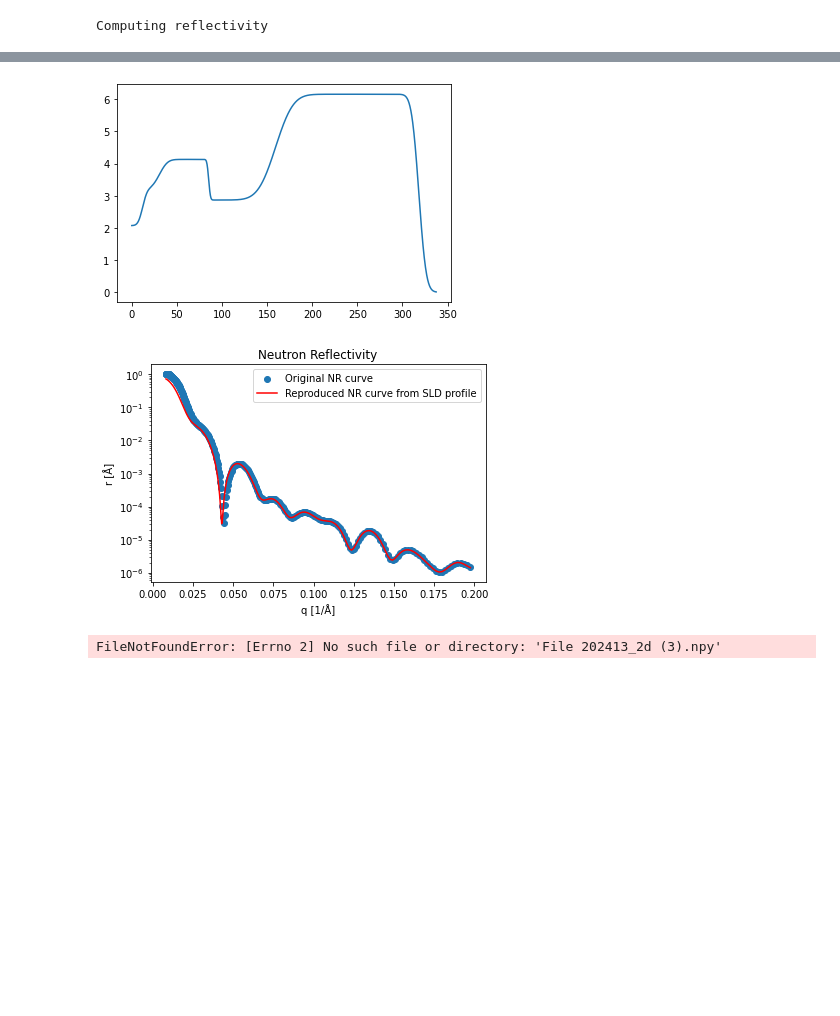
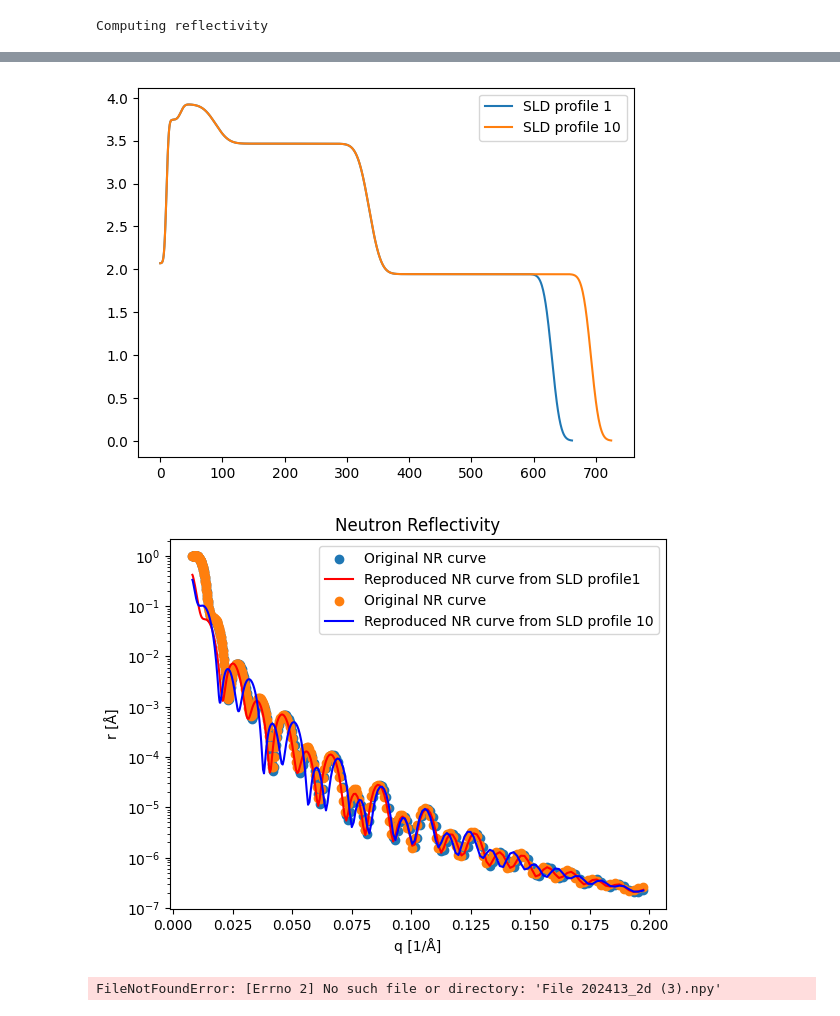
Before and after one commit to Yuting-Shao/ORNLThesis2, a Jupyter notebook: Ionic Curve Generator.ipynb, the cells around one changed output, grey strips where cells are left out. Cells and saved outputs as stored; diff of their text form; code cells hidden in the pictures; blank space fills up the shorter version.

Commit message:
add time-resolved

```diff
--- a/Ionic Curve Generator.ipynb
+++ b/Ionic Curve Generator.ipynb
@@ -283,22 +276,8 @@ class TimeResolvedReflectivityModels(ReflectivityModels):
         """
         npars = len(self.parameters)
         self._train_pars = np.random.uniform(low=-1, high=1, size=[n, npars])
-        self._train_data_time_resolved = np.zeros((n, time_points, len(self.q)))
-
-        for i in range(n):
-            for t in range(time_points):
-                growth_rate = 100.0
-                self.model_description['layers'][-2]['thickness'] += growth_rate * t
-
-                # calculate the reflectivity at this time point
-                _desc = self.get_model_description(self._train_pars[i])
-                r, z, sld = calculate_reflectivity(self.q, _desc)
-                self._train_data_time_resolved[i, t, :] = np.log10(r * self.q ** 2 / self.q[0] ** 2)
-
-        return self._train_pars, self._train_data_time_resolved
-
-# Example usage:
-# model = TimeResolvedReflectivityModels()
-# train_pars, train_data_time_resolved = model.generate_time_resolved(n=100, time_points=10)
+        for i in range(time_points):
+            self._train_pars[0][-2] += 0.05
+            self.compute_reflectivity()
 # %%
 model = TimeResolvedReflectivityModels()
@@ -418,56 +360,43 @@ def calculate_reflectivity_from_profile(q, z_step, sld, q_resolution=0.0294855):
     _prev_z = z_step[0]
     for i, _sld in enumerate(sld):
         if i>0:
             thickness = z_step[i] - _prev_z
             sample = sample | Slab(material=SLD(name='l_%d' % i, rho=_sld, irho=0),
                                                 thickness=thickness,
                                                 interface=0)
         _prev_z = z_step[i]
     probe.background = Parameter(value=0, name='background')
     expt = Experiment(probe=probe, sample=sample)
     a, r = expt.reflectivity()
     return a, r
 z, sld = m._smooth_array[0][0], m._smooth_array[0][1]
-plt.plot(z, sld)
+plt.plot(z, sld, label = "SLD profile 1")
+z1, sld1 = m._smooth_array[9][0], m._smooth_array[9][1]
+plt.plot(z1, sld1, label = "SLD profile 10")
+plt.legend()
 plt.show()
 
 a, r = calculate_reflectivity_from_profile(np.logspace(np.log10(0.008101436040354381), np.log10(0.1975709062238298), num=308), z, sld)
-# r = np.log10(r)
-# np.save("File 202356_NR.npy", [a,r])
+a1, r1 = calculate_reflectivity_from_profile(np.logspace(np.log10(0.008101436040354381), np.log10(0.1975709062238298), num=308), z1, sld1)
 
-# for i in range(len(r)):
-#     # x_pointsPoly[i][j] -= min_valXNR
-#     r[i] -= min_valYNR
-#     # x_pointsPoly[i][j] /= (max_valXNR - min_valXNR)
-#     r[i] /= (max_valYNR - min_valYNR)
-# for i in range(len(train_datasetPoly)):
-#     data, label = train_datasetPoly[i]
-#     # print(label[0])
-#     if label[0] == 202356:
-#         # print("hi")
-#         # print(data[0])
-#         # for j in range(len(r)):
-#         #     r -= min_valYNR
-#         #     r /= (max_valYNR - min_valYNR)
-#         # print("hi")
-#         # print(data[0])
-# print(m._refl_array[0])
 plt.scatter(m.q,m._refl_array[0], label = "Original NR curve")
-plt.plot(m.q,r, label = "Reproduced NR curve from SLD profile", c='r')
+plt.plot(m.q,r, label = "Reproduced NR curve from SLD profile1", c='r')
+plt.scatter(m.q,m._refl_array[1], label = "Original NR curve")
+plt.plot(m.q,r1, label = "Reproduced NR curve from SLD profile 10", c='b')
 plt.legend()
 # plt.xscale("log")
 plt.xlabel("q [1/Å]")
 plt.ylabel("r [Å]")
 plt.title("Neutron Reflectivity")
 
 plt.yscale("log")
 plt.savefig('Example SLD to NR')
 # print(data)
 plt.show()
 # print("h9i")
 # %% [output]
-[figure, old version]
+[figure, new version]
-[figure, old version]
+[figure, new version]
 # %%
 z, sld = np.load("File 202413_2d (3).npy")
 plt.style.use("seaborn-darkgrid")
```
Also changed, not shown: parts of 5 cells of this notebook, 3 other files.
